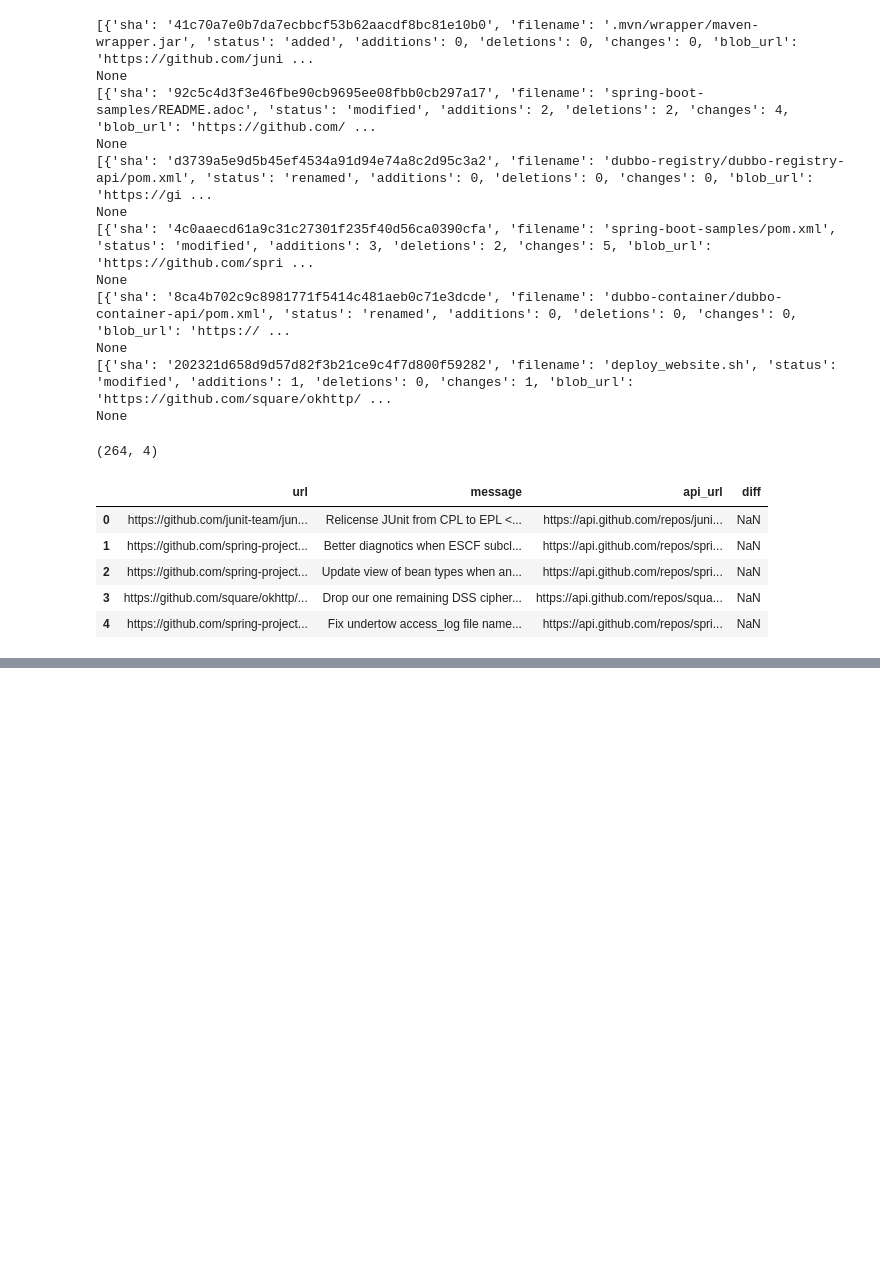
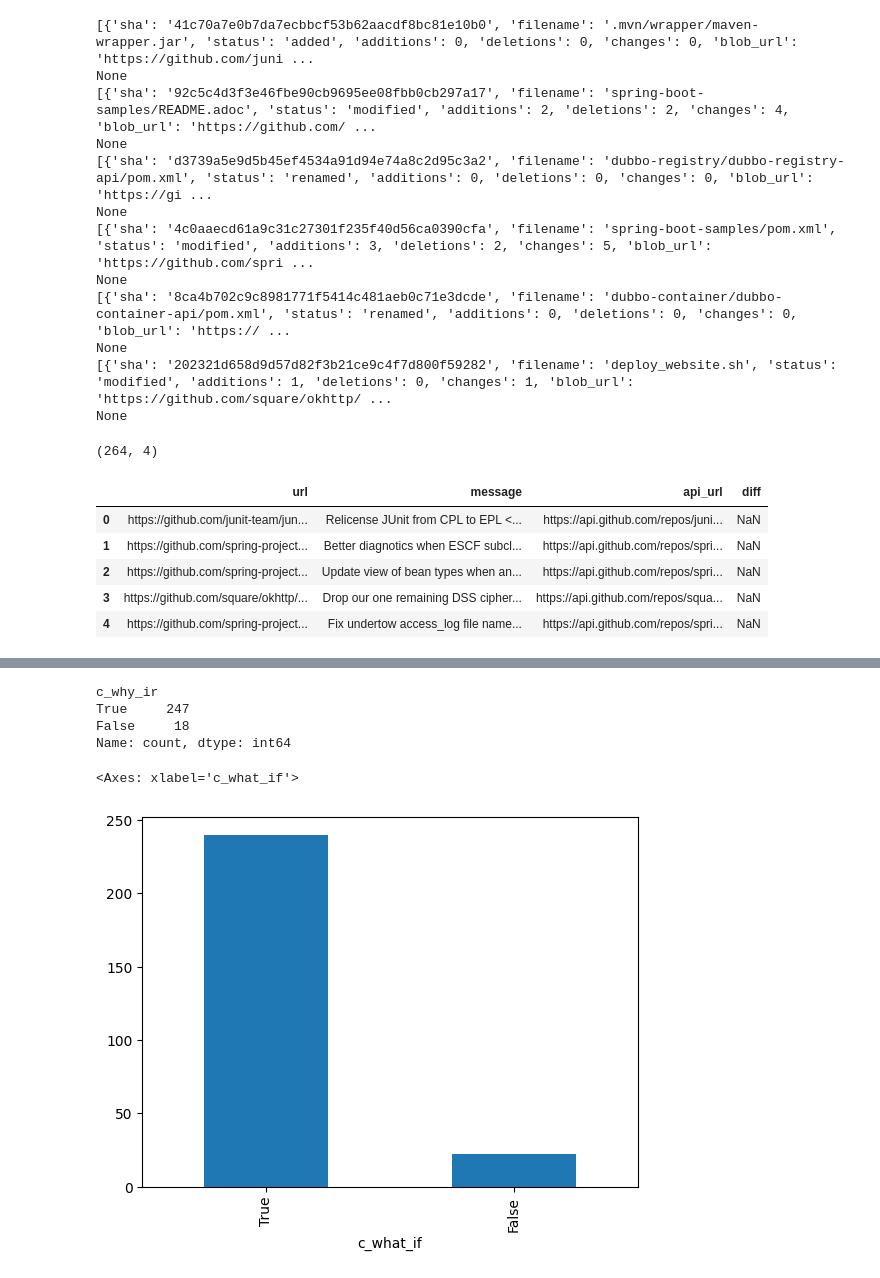
Before and after one commit to kevca87/should_llms_evaluate, a Jupyter notebook: data_analysis.ipynb, the cells around one changed output, grey strips where cells are left out. Saved outputs shown, nothing was run; the diff lists cells and outputs as text; code cells hidden in the pictures; blank space fills up the shorter version.

```diff
--- a/data_analysis.ipynb
+++ b/data_analysis.ipynb
@@ -151,0 +186,16 @@ df.head()
+# %%
+file_name = "./cme_codestral-latest.csv"
+df = pd.read_csv(file_name)
+df.head()
+# %%
+df['c_why_ir'].value_counts()
+# %% [output]
+c_why_ir
+True     247
+False     18
+Name: count, dtype: int64
+# %%
+df['c_what_if'].value_counts().plot(kind='bar')
+# %% [output]
+<Axes: xlabel='c_what_if'>
+[figure, added]
```
Also changed, not shown: parts of 3 cells of this notebook, 5 other files.
